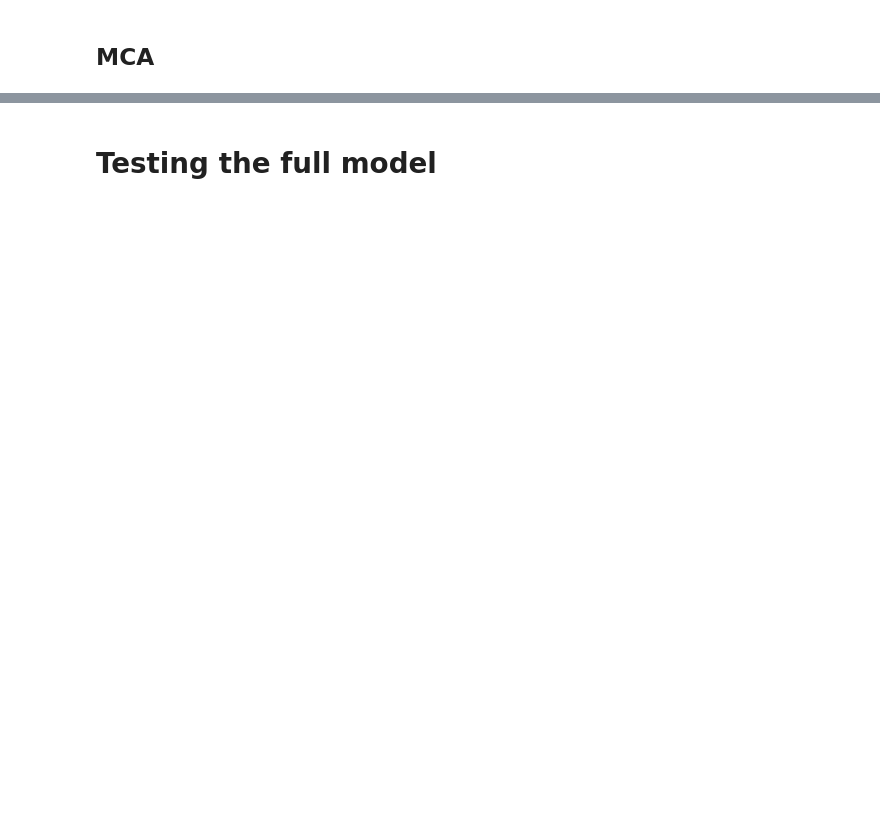
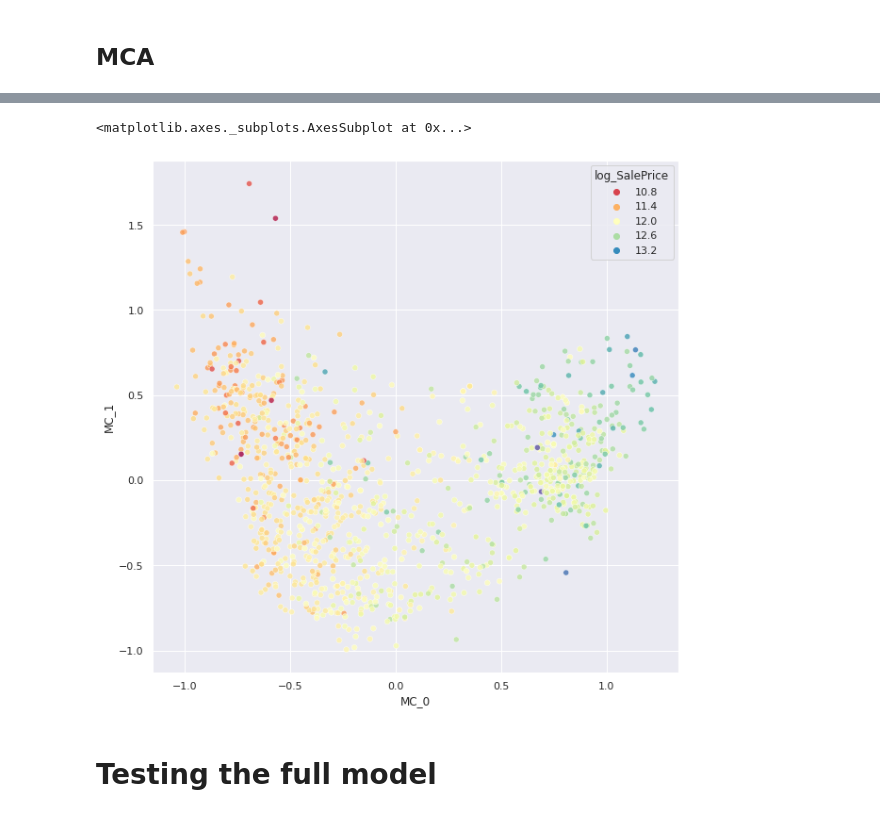
Before and after one commit to pedroteche-ih/DAFT_MEX_202209, a Jupyter notebook: Working with Categorical Data.ipynb, the cells around one changed output, grey strips where cells are left out. Drawn from its saved outputs; the diff is of its cells as text; code cells hidden in the pictures; blank space fills up the shorter version.

```diff
--- a/Working with Categorical Data.ipynb
+++ b/Working with Categorical Data.ipynb
@@ -226,4 +525,4 @@ mca_fit.plot_coordinates(X_train_cat_grp, show_row_points=False, figsize=(10, 10
 # %%
 tb_mca = mca_fit.transform(X_train_cat_grp)
-tb_mca.columns = ['MC_' + str(i) for i in range(10)]
+tb_mca.columns = ['MC_' + str(i) for i in range(84)]
 tb_mca['log_SalePrice'] = np.log(y_train)
@@ -230,6 +539,11 @@ tb_mca['log_SalePrice'] = np.log(y_train)
 # %%
+
+sns.set_theme(context = 'notebook', style = 'darkgrid')
 fig, ax = plt.subplots(1,1, figsize = (10, 10))
-sns.scatterplot(data = tb_mca, x = 'MC_0', y = 'MC_2', hue = 'log_SalePrice', palette="Spectral", alpha = 0.8)
+sns.scatterplot(data = tb_mca, x = 'MC_0', y = 'MC_1', hue = 'log_SalePrice', palette="Spectral", alpha = 0.8)
+# %% [output]
+<matplotlib.axes._subplots.AxesSubplot at 0x...>
+[figure, added]
 # %%
 X_train_mca = mca_fit.transform(X_train_cat_grp)
 X_test_mca = mca_fit.transform(X_test_cat_grp)
```
Also changed, not shown: parts of 44 cells of this notebook.
